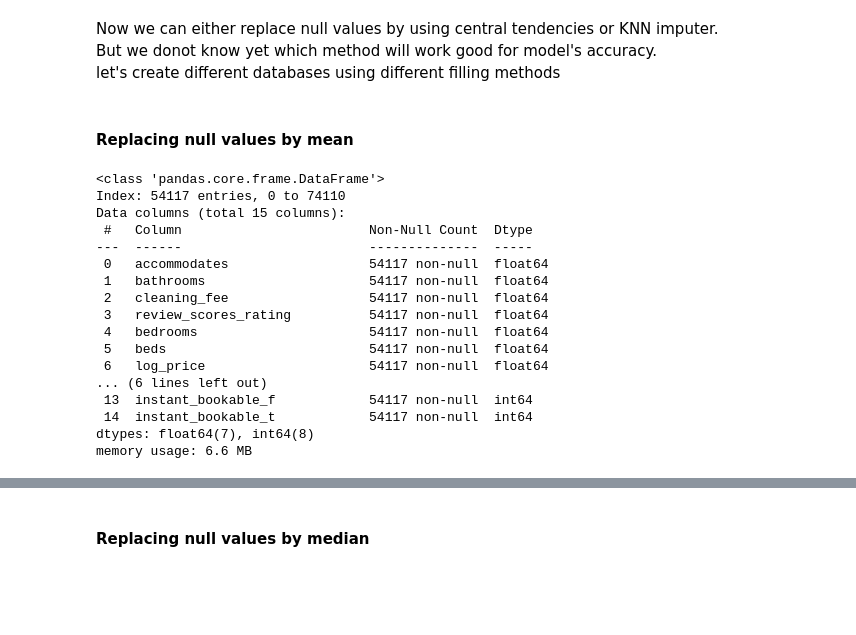
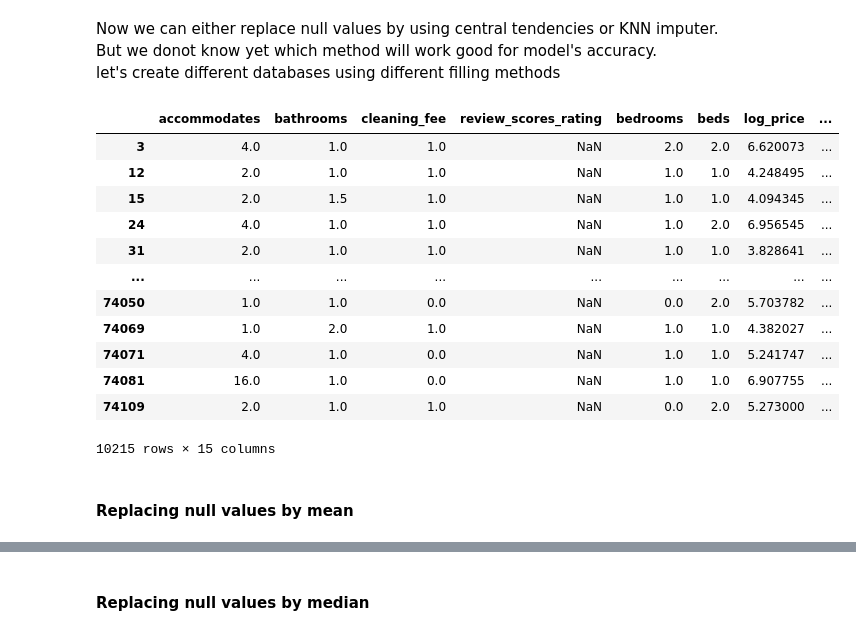
Before and after one commit to sukhpreet1910/HomestayPricePrediction, a Jupyter notebook: main.ipynb, the cells around one changed output, grey strips where cells are left out. Drawn from its saved outputs; the diff is of its cells as text; code cells hidden in the pictures; blank space fills up the shorter version.

```diff
--- a/main.ipynb
+++ b/main.ipynb
@@ -158,6 +158,22 @@ dtype: int64
 Now we can either replace null values by using central tendencies or KNN imputer.
 But we donot know yet which method will work good for model's accuracy.
 let's create different databases using different filling methods
+# %%
+df1[df1['review_scores_rating'].isnull()]
+# %% [output]
+|  | accommodates | bathrooms | cleaning_fee | review_scores_rating | bedrooms | beds | log_price | ... |
+| 3 | 4.0 | 1.0 | 1.0 | NaN | 2.0 | 2.0 | 6.620073 | ... |
+| 12 | 2.0 | 1.0 | 1.0 | NaN | 1.0 | 1.0 | 4.248495 | ... |
+| 15 | 2.0 | 1.5 | 1.0 | NaN | 1.0 | 1.0 | 4.094345 | ... |
+| 24 | 4.0 | 1.0 | 1.0 | NaN | 1.0 | 2.0 | 6.956545 | ... |
+| 31 | 2.0 | 1.0 | 1.0 | NaN | 1.0 | 1.0 | 3.828641 | ... |
+| ... | ... | ... | ... | ... | ... | ... | ... | ... |
+| 74050 | 1.0 | 1.0 | 0.0 | NaN | 0.0 | 2.0 | 5.703782 | ... |
+| 74069 | 1.0 | 2.0 | 1.0 | NaN | 1.0 | 1.0 | 4.382027 | ... |
+| 74071 | 4.0 | 1.0 | 0.0 | NaN | 1.0 | 1.0 | 5.241747 | ... |
+| 74081 | 16.0 | 1.0 | 0.0 | NaN | 1.0 | 1.0 | 6.907755 | ... |
+| 74109 | 2.0 | 1.0 | 1.0 | NaN | 0.0 | 2.0 | 5.273000 | ... |
+10215 rows × 15 columns
 # %% [markdown]
 #### Replacing null values by mean
 # %%
@@ -166,23 +182,3 @@ for column in df_mean.columns:
     if df_mean[column].dtype != 'object':
         mean = df_mean[column].mean()
         df_mean[column] = df_mean[column].fillna(mean)
-# %%
-df_mean.info()
-# %% [output]
-<class 'pandas.core.frame.DataFrame'>
-Index: 54117 entries, 0 to 74110
-Data columns (total 15 columns):
- #   Column                        Non-Null Count  Dtype
----  ------                        --------------  -----
- 0   accommodates                  54117 non-null  float64
- 1   bathrooms                     54117 non-null  float64
- 2   cleaning_fee                  54117 non-null  float64
- 3   review_scores_rating          54117 non-null  float64
- 4   bedrooms                      54117 non-null  float64
- 5   beds                          54117 non-null  float64
- 6   log_price                     54117 non-null  float64
-... (6 lines left out)
- 13  instant_bookable_f            54117 non-null  int64
- 14  instant_bookable_t            54117 non-null  int64
-dtypes: float64(7), int64(8)
-memory usage: 6.6 MB
```
Also changed, not shown: parts of 30 cells of this notebook.
